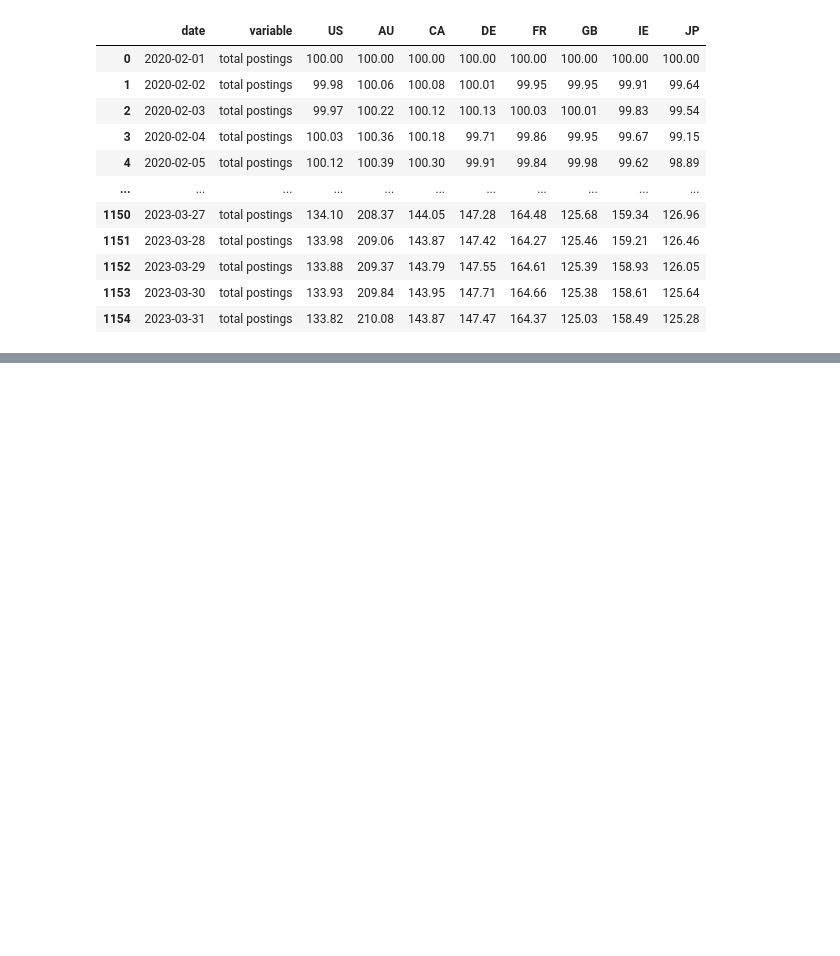
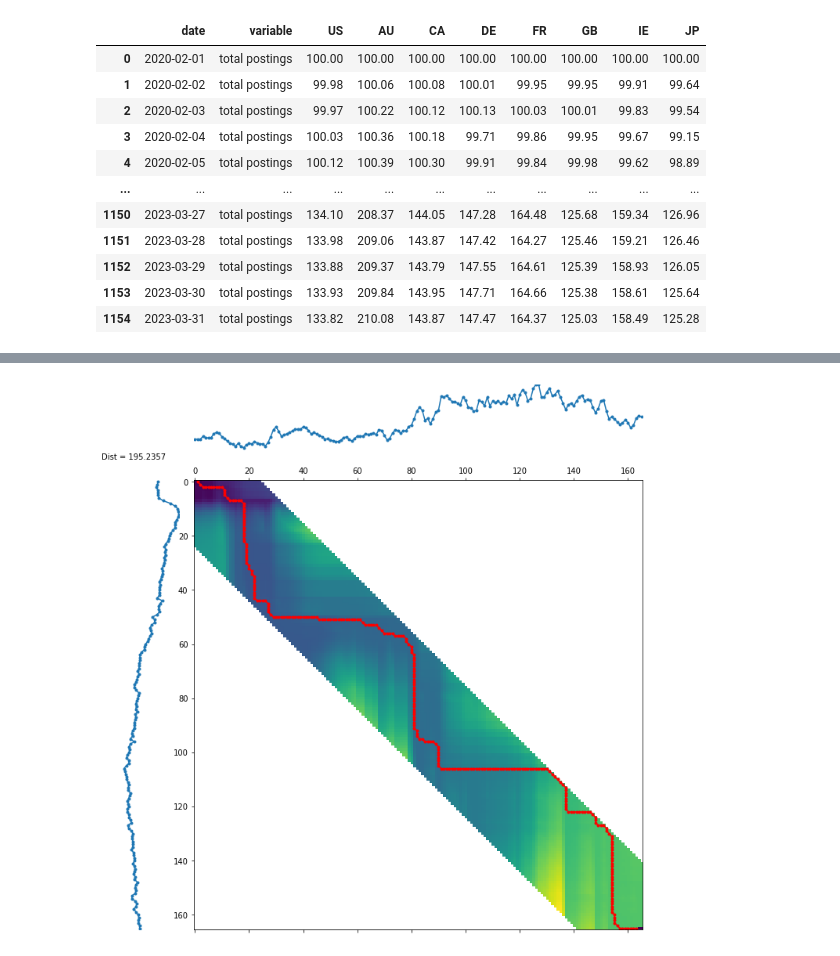
Before and after one commit to cchuang2009/2022-1, a Jupyter notebook: Python_IM/2023-2/Week-9_SQL.ipynb, the cells around one changed output, grey strips where cells are left out. Drawn from its saved outputs; the diff is of its cells as text; code cells hidden in the pictures; blank space fills up the shorter version.

```diff
--- a/Python_IM/2023-2/Week-9_SQL.ipynb
+++ b/Python_IM/2023-2/Week-9_SQL.ipynb
@@ -362,0 +396,5 @@ See Full Dataframe in Mito
+# %%
+df_world.index=df_world['date']
+# %%
+df_weekly = df_world.resample('W').mean()
+df_ = df_weekly[columns]
@@ -362,0 +436,6 @@ See Full Dataframe in Mito
+# %%
+dist, paths = dtw.warping_paths(df_['US'], df_['JP'], window=25, psi=2)
+best_path = dtw.best_path(paths)
+dtwvis.plot_warpingpaths(df_['US'], df_['JP'], paths, best_path);
+# %% [output]
+[figure, added]
```
Also changed, not shown: parts of 15 cells of this notebook.
